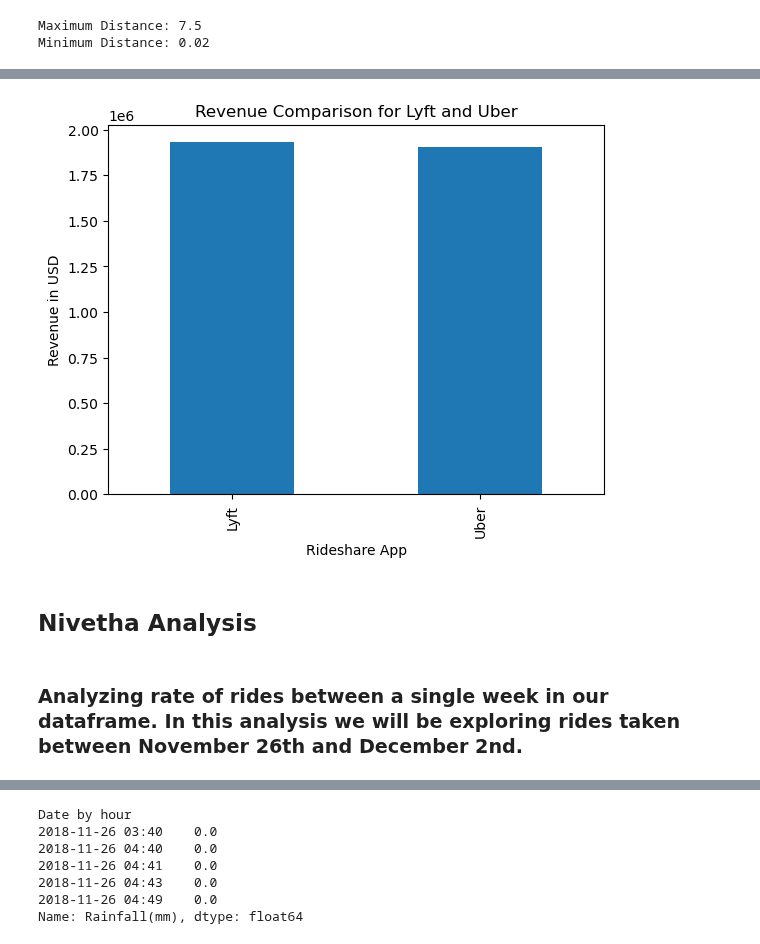
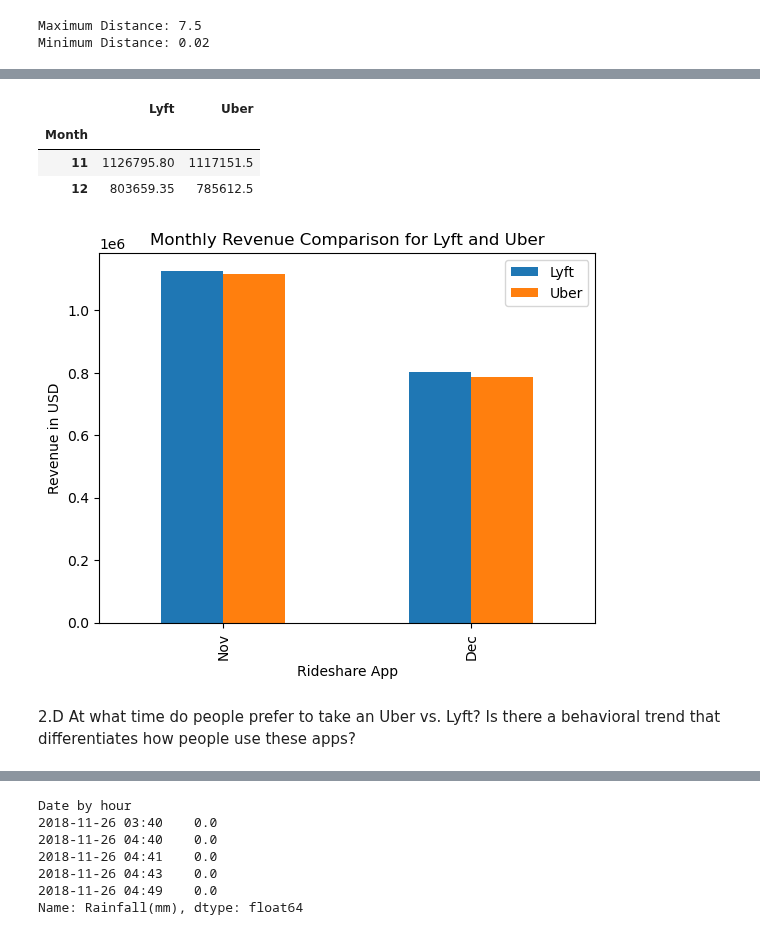
Before and after one commit to marnaji/Project-1, a Jupyter notebook: main_nivetha.ipynb, the cells around one changed output, grey strips where cells are left out. Cells and saved outputs as stored; diff of their text form; code cells hidden in the pictures.

Commit message:
Outlining flow for analysis

```diff
--- a/main_nivetha.ipynb
+++ b/main_nivetha.ipynb
@@ -143,13 +130,13 @@ final_df["humidity"]=final_df["humidity"]*100
 # %%
 # Pretty-fying our final dataframe by including units of measurement for easy analysis
 
-final_df = final_df.rename(columns={"date":"Date","day_of_week":"Weekday","source":"Pick_Up_Location","destination":"Destination",
+final_df = final_df.rename(columns={"date":"Date","day_of_week":"Weekday", "month":"Month","source":"Pick_Up_Location","destination":"Destination",
                                     "distance":"Distance(m)","price":"Price($)","surge_multiplier":"Surge_Multiplier",
                                     "cab_type":"Rideshare_App","name":"Ride_Type","temp":"Temp(C)",
                                     "clouds":"Cloudiness(%)","pressure":"Pressure(MB)","rain":"Rainfall(in)",
                                     "humidity":"Humidity(%)","wind":"Wind_Speed(mph)"})
 
-final_df = final_df[["Date","Weekday","Pick_Up_Location","Destination","Distance(m)","Price($)","Surge_Multiplier","Rideshare_App","Ride_Type",
+final_df = final_df[["Date","Weekday","Month","Pick_Up_Location","Destination","Distance(m)","Price($)","Surge_Multiplier","Rideshare_App","Ride_Type",
                      "Temp(C)","Cloudiness(%)","Pressure(MB)","Rainfall(in)","Humidity(%)","Wind_Speed(mph)"]]
 final_df.head()
 # %% [output]
@@ -242,16 +271,32 @@ Name: Price($), dtype: float64
+# %%
+# For a deeper dive, let's look at revenue per month for each rideshare app
+lyft=final_df[final_df["Rideshare_App"]=="Lyft"]
+lyft_monthly_rev=lyft.groupby("Month")["Price($)"].sum()
+
+uber=final_df[final_df["Rideshare_App"]=="Uber"]
+uber_monthly_rev=uber.groupby(["Month"])["Price($)"].sum()
+
+# Create a Dataframe to show revenue based on each rideshare app
+monthly_rev_df=pd.DataFrame({"Lyft":lyft_monthly_rev,"Uber":uber_monthly_rev})
+monthly_rev_df
+# %% [output]
+|  | Lyft | Uber |
+| Month |  |  |
+| 11 | 1126795.80 | 1117151.5 |
+| 12 | 803659.35 | 785612.5 |
 # %%
-#Bar plot showing the revenue base on both rideshare apps
-revenue_df.plot(kind='bar')
-plt.title("Revenue Comparison for Lyft and Uber")
+# Plotting a bar chart to show revenue based on month, per rideshare app
+ax=monthly_rev_df.plot.bar()
+labels=['Nov','Dec']
+ax.set_xticklabels(labels)
+plt.title("Monthly Revenue Comparison for Lyft and Uber")
 plt.xlabel("Rideshare App")
 plt.ylabel("Revenue in USD")
 plt.show()
 # %% [output]
-[figure, old version]
+[figure, new version]
-# %% [markdown]
-## Nivetha Analysis
-# %% [markdown]
-### Analyzing rate of rides between a single week in our dataframe. In this analysis we will be exploring rides taken between November 26th and December 2nd.
+# %% [markdown]
+2.D At what time do people prefer to take an Uber vs. Lyft? Is there a behavioral trend that differentiates how people use these apps?
 # %%
 # In order to look at the number of rides taken per hour, we need to extract the information from the timestamps
 
```
Also changed, not shown: parts of 54 cells of this notebook, 2 other files.
